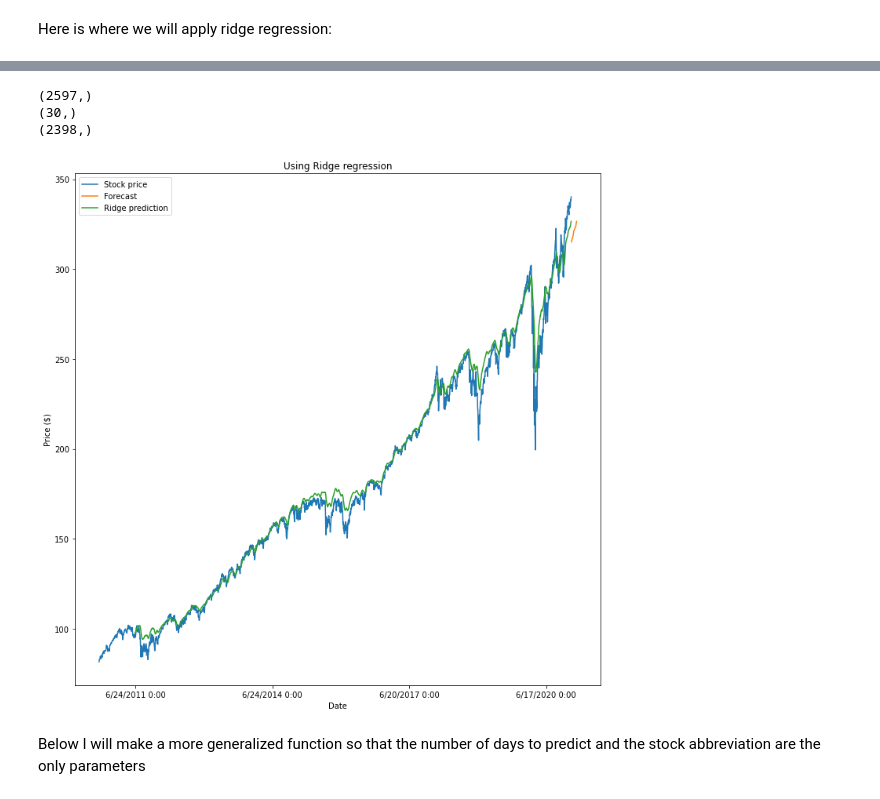
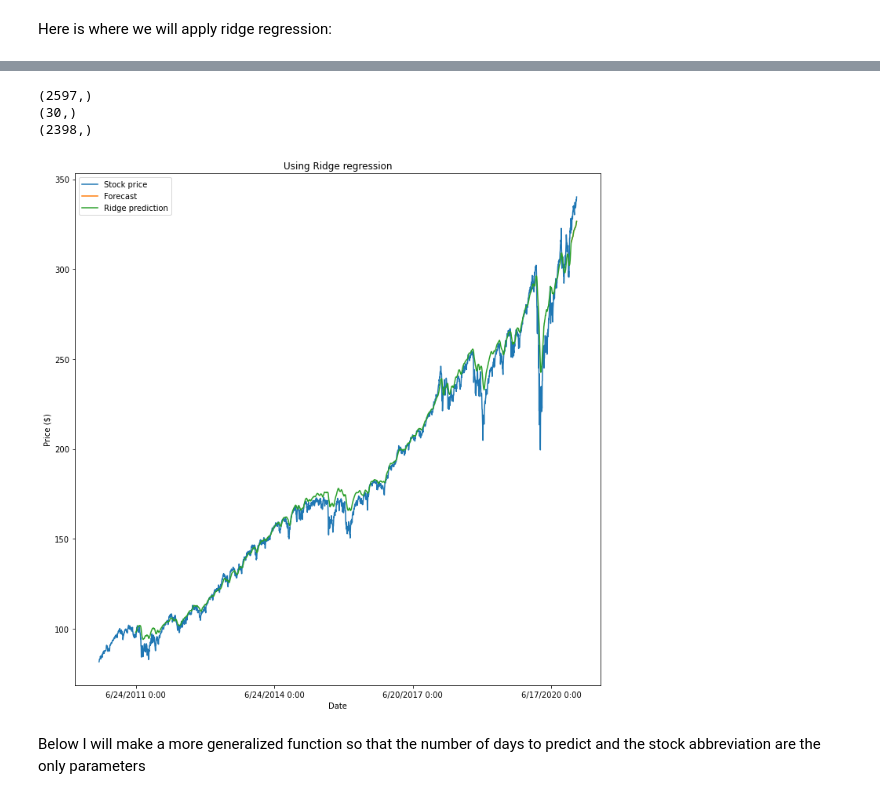
Before and after one commit to jimsherman14/ML-4641-Group-13, a Jupyter notebook: Stock_pred.ipynb, the cells around one changed output, grey strips where cells are left out. Drawn from its saved outputs; the diff is of its cells as text; code cells hidden in the pictures.

```diff
--- a/Stock_pred.ipynb
+++ b/Stock_pred.ipynb
@@ -162,33 +162,33 @@ i think this means how good the prediction is, but a value close to 1 is good
 # %%
 predicted_dates = [] #this is for calculating the predicted dates in the future
 for i in range(predict_days):
     date = (datetime.strptime(df['Date'][2596], '%m/%d/%Y %H:%M') + timedelta(days=i + 1)).strftime('%m/%d/%Y %H:%M')
     predicted_dates.append(date)
 predicted_dates = np.asarray(predicted_dates)
 
 fig, axes = plt.subplots(1,1)
 axes.plot(df['Date'], voo_stock_prices)
-axes.plot(predicted_dates, predict_prediction)
+axes.plot(df['Date'][-predict_days:], predict_prediction)
 axes.plot(df['Date'][199:], real_prediction)
 print(voo_stock_prices.shape)
 print(predict_prediction.shape)
 print(real_prediction.shape)
 
 
 
 axes.set_title("Using Ridge regression")
 axes.legend(["Stock price", "Forecast", "Ridge prediction"])
 axes.xaxis.set_label_text("Date")
 axes.yaxis.set_label_text("Price ($)")
 
 axes.set_xticks([200, 953, 1706, 2459]) #adjusts the number of ticks (dates displayed on x axis)
 fig.set_figheight(12)
 fig.set_figwidth(12)
 # %% [output]
 (2597,)
 (30,)
 (2398,)
-[figure, old version]
+[figure, new version]
 # %% [markdown]
 Below I will make a more generalized function so that the number of days to predict and the stock abbreviation are the only parameters
 # %%
```
Also changed, not shown: parts of 1 cell of this notebook.
